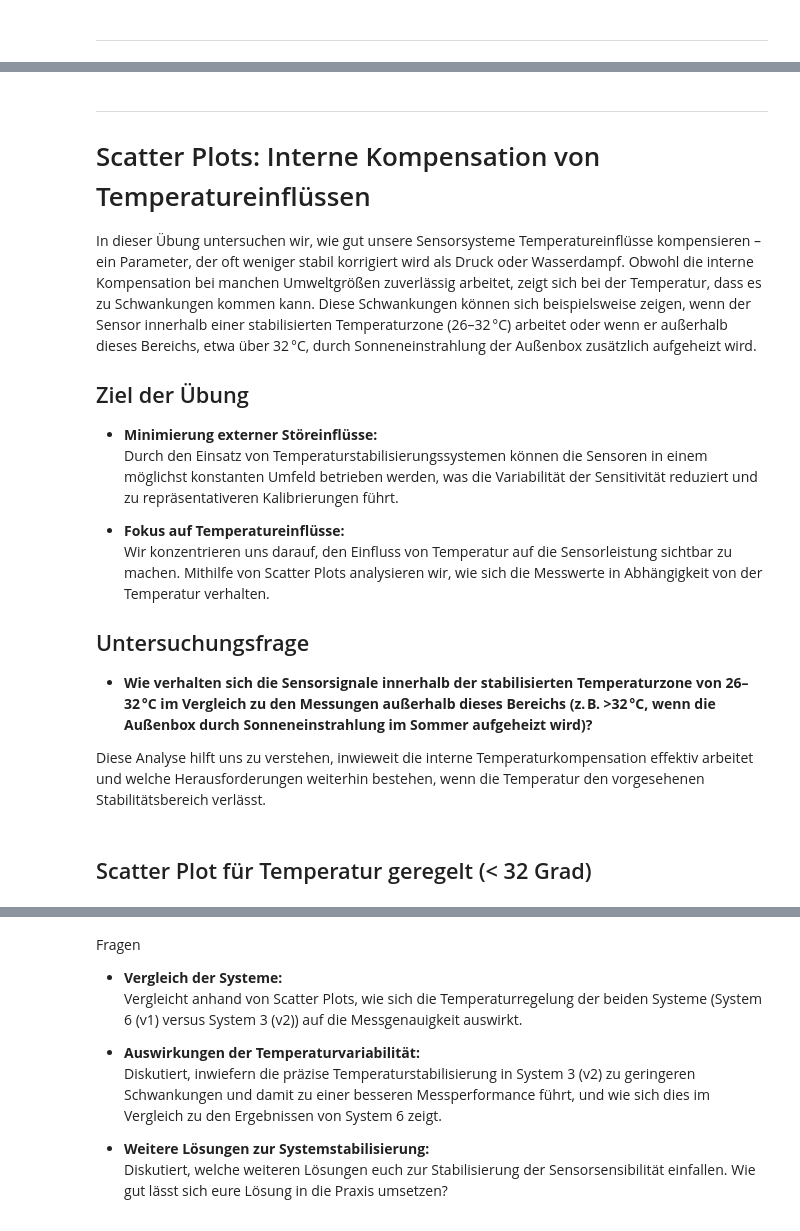
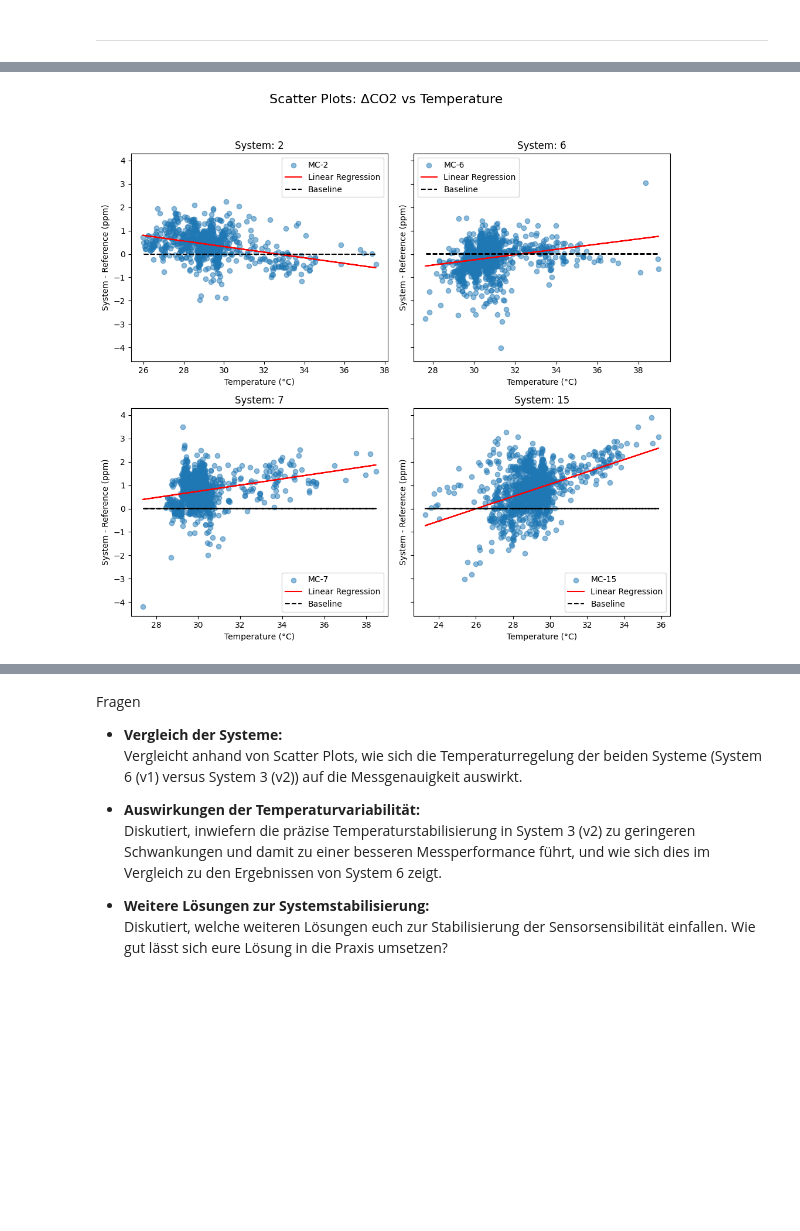
Before and after one commit to tum-esm/HES-2-Praktikum, a Jupyter notebook: notebooks/3_Sensor_Sensitivity.ipynb, the cells around one changed output, grey strips where cells are left out. Cells and saved outputs as stored; diff of their text form; code cells hidden in the pictures; blank space fills up the shorter version.

```diff
--- a/notebooks/3_Sensor_Sensitivity.ipynb
+++ b/notebooks/3_Sensor_Sensitivity.ipynb
@@ -195,22 +187,4 @@ Berechne R^2 für System 6 auf das CO2 Signal für Druck und Wasserdampf
-# %% [markdown]
----
-
-# Scatter Plots: Interne Kompensation von Temperatureinflüssen
-
-In dieser Übung untersuchen wir, wie gut unsere Sensorsysteme Temperatureinflüsse kompensieren – ein Parameter, der oft weniger stabil korrigiert wird als Druck oder Wasserdampf. Obwohl die interne Kompensation bei manchen Umweltgrößen zuverlässig arbeitet, zeigt sich bei der Temperatur, dass es zu Schwankungen kommen kann. Diese Schwankungen können sich beispielsweise zeigen, wenn der Sensor innerhalb einer stabilisierten Temperaturzone (26–32 °C) arbeitet oder wenn er außerhalb dieses Bereichs, etwa über 32 °C, durch Sonneneinstrahlung der Außenbox zusätzlich aufgeheizt wird.
-
-## Ziel der Übung
-
-- **Minimierung externer Störeinflüsse:**
-  Durch den Einsatz von Temperaturstabilisierungssystemen können die Sensoren in einem möglichst konstanten Umfeld betrieben werden, was die Variabilität der Sensitivität reduziert und zu repräsentativeren Kalibrierungen führt.
-
-- **Fokus auf Temperatureinflüsse:**
-  Wir konzentrieren uns darauf, den Einfluss von Temperatur auf die Sensorleistung sichtbar zu machen. Mithilfe von Scatter Plots analysieren wir, wie sich die Messwerte in Abhängigkeit von der Temperatur verhalten.
-
-## Untersuchungsfrage
-
-- **Wie verhalten sich die Sensorsignale innerhalb der stabilisierten Temperaturzone von 26–32 °C im Vergleich zu den Messungen außerhalb dieses Bereichs (z. B. >32 °C, wenn die Außenbox durch Sonneneinstrahlung im Sommer aufgeheizt wird)?**
-
-Diese Analyse hilft uns zu verstehen, inwieweit die interne Temperaturkompensation effektiv arbeitet und welche Herausforderungen weiterhin bestehen, wenn die Temperatur den vorgesehenen Stabilitätsbereich verlässt.
-# %% [markdown]
-## Scatter Plot für Temperatur geregelt (< 32 Grad)
+# %%
+plot_scatter_with_trendline(df_sbs_2024, "gmp343_temperature", "diff", 2, 2, "Temperature (°C)", "System - Reference (ppm)","Scatter Plots: ΔCO2 vs Temperature")
+# %% [output]
+[figure, added]
```
Also changed, not shown: parts of 28 cells of this notebook, 1 other file.
